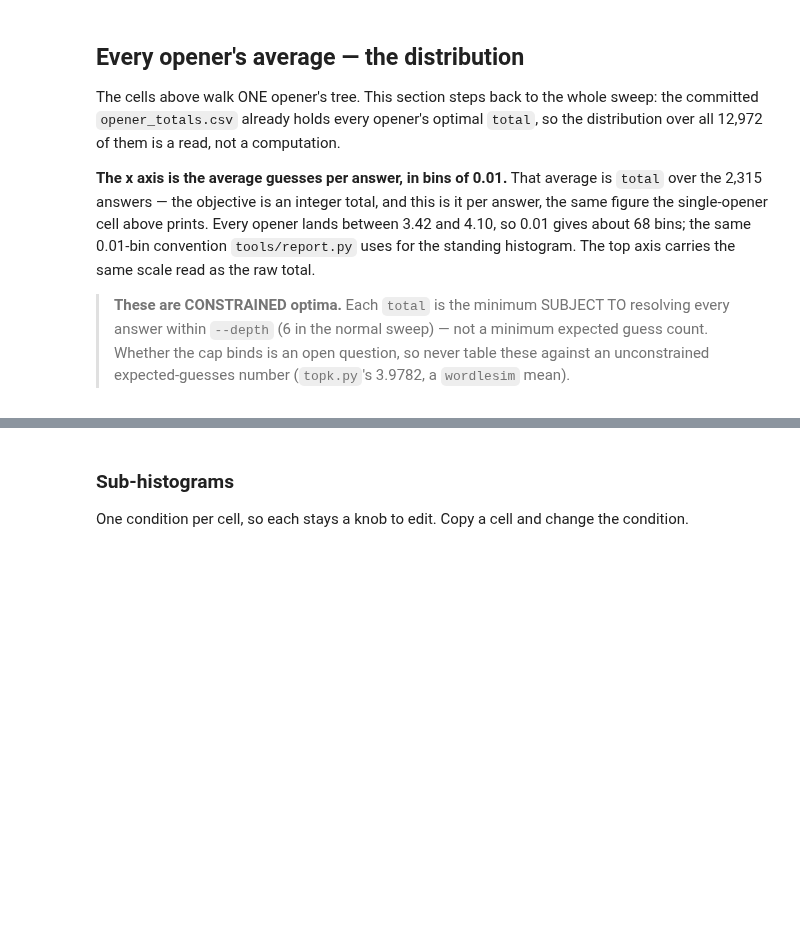
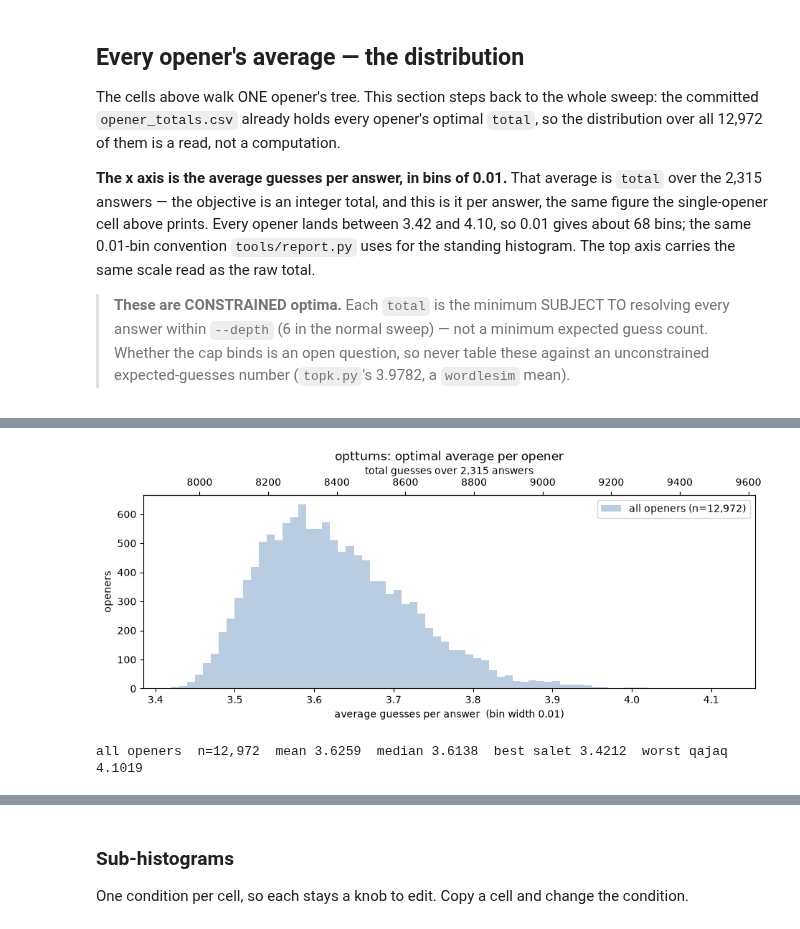
Before and after one commit to Ballpark-Figures/wordle, a Jupyter notebook: math/notebooks/strategy_explorer.ipynb, the cells around one changed output, grey strips where cells are left out. Cells and saved outputs as stored; diff of their text form; code cells hidden in the pictures; blank space fills up the shorter version.

```diff
--- a/math/notebooks/strategy_explorer.ipynb
+++ b/math/notebooks/strategy_explorer.ipynb
@@ -470,7 +471,7 @@ standing histogram. The top axis carries the same scale read as the raw total.
 > unconstrained expected-guesses number (`topk.py`'s 3.9782, a `wordlesim` mean).
 # %%
 _answer_words = set(wordle.load_words('mystery'))
-VOWELS = 'aeiou'
+VOWELS = 'aeiouy'        # <-- Y ALWAYS COUNTS as a vowel here (the user's call)
 
 def opener_frame():
     """One row per SOLVED opener, plus the word features the conditions filter on.
@@ -484,7 +485,8 @@ def opener_frame():
     df['expected']   = df['total'] / paths.N_ANSWERS
     df['letters']    = df['word'].apply(frozenset)      # the SET, so repeats collapse
     df['n_distinct'] = df['letters'].apply(len)
-    df['n_vowels']   = df['word'].apply(lambda w: sum(c in VOWELS for c in w))
+    df['n_dup']      = wordle.WORD_LEN - df['n_distinct']   # duplicate TILES: 'abbey' -> 1
+    df['n_vowels']   = df['letters'].apply(lambda s: len(s & set(VOWELS)))  # DISTINCT
     df['is_answer']  = df['word'].isin(_answer_words)
     return df.sort_values('total').reset_index(drop=True)
 
@@ -517,6 +536,11 @@ Each call also prints the subset's mean, median, best and worst against the same
 for the whole field, since a mean shift is easier to read off a number than off a bar.
 # %%
 BIN = 0.01     # <-- bin width, in AVERAGE guesses per answer
+
+# Layers darken as they narrow; the field underneath them is the same faint blue.
+FIELD_COLOR = '#3b6ea5'
+LAYER_COLORS = ('#e9a05a', '#c1662f', '#8c3b1e', '#5a1f10')
+
 
 def _edges(width, start=None, end=None):
     """Bin edges aligned to multiples of `width`, covering the whole range.
@@ -535,49 +559,80 @@ def _describe(name, d, pad):
         return f'{name:>{pad}}  n=     0  (no openers satisfy it)'
     best, worst = d['total'].idxmin(), d['total'].idxmax()
     return (f'{name:>{pad}}  n={len(d):>6,}  mean {d["expected"].mean():.4f}  '
             f'median {d["expected"].median():.4f}  '
             f'best {d.loc[best, "word"]} {d.loc[best, "expected"]:.4f}  '
             f'worst {d.loc[worst, "word"]} {d.loc[worst, "expected"]:.4f}')
 
 
-def plot_openers(condition=None, label='condition', width=BIN, start=None, end=None,
-                 color='#c1662f', ax=None):
-    """Histogram of every opener's average, with an optional sub-histogram over `condition`.
+def _check_nested(layers):
+    """Each layer must be a subset of the one before it -- raise if it is not.
 
-    Both series are counts of openers over the same bins, so the subset is
-    literally part of the field and sits INSIDE its bars."""
+    The whole point of the picture is that a layer is PART of the layer under it,
+    so a stray opener would draw a bar taller than its parent's and read as a
+    contradiction. Cheap to check, so it is never assumed."""
+    for (outer, outer_label), (inner, inner_label) in zip(layers, layers[1:]):
+        stray = openers[inner & ~outer]
+        if len(stray):
+            raise ValueError(
+                f'{inner_label!r} is not contained in {outer_label!r}: '
+                f'{len(stray)} opener(s) outside it, e.g. '
+                + ', '.join(stray['word'].head(3)))
+
+
+def plot_nested(layers, width=BIN, start=None, end=None, colors=LAYER_COLORS, ax=None):
+    """The field, plus each of `layers` drawn on top of the one before it.
+
+    `layers` is [(condition, label), ...] ordered OUTERMOST FIRST, each strictly
+    contained in the one before -- which is checked, not assumed. Every series is
+    a count of openers over the same bins, so each sits inside its parent."""
+    layers = list(layers)
+    _check_nested(layers)
     edges = _edges(width, start, end)
-    sub = openers if condition is None else openers[condition]
     if ax is None:
         _, ax = plt.subplots(figsize=(11, 3.5))
 
-    ax.hist(openers['expected'], bins=edges, color='#3b6ea5', alpha=0.35,
+    ax.hist(openers['expected'], bins=edges, color=FIELD_COLOR, alpha=0.35,
             label=f'all openers (n={len(openers):,})')
-    if condition is not None and len(sub):
-        ax.hist(sub['expected'], bins=edges, color=color, alpha=0.85,
-                label=f'{label} (n={len(sub):,})')
+    for i, (cond, label) in enumerate(layers):
+        sub = openers[cond]
+        if len(sub):
+            ax.hist(sub['expected'], bins=edges, color=colors[i % len(colors)],
+                    alpha=0.85, label=f'{label} (n={len(sub):,})')
 
     n = paths.N_ANSWERS
     top = ax.secondary_xaxis('top', functions=(lambda e: e * n, lambda t: t / n))
     top.set_xlabel(f'total guesses over {n:,} answers')
     ax.set_xlabel(f'average guesses per answer  (bin width {width:g})')
     ax.set_ylabel('openers')
     ax.set_title(f'{paths.SOLVER}: optimal average per opener'
-                 + ('' if condition is None else f' — {label}'))
+                 + (f' — {layers[0][1]}' if layers else ''))
     ax.legend()
     plt.show()
 
-    pad = max(len(label), len('all openers'))
+    pad = max([len('all openers')] + [len(l) for _, l in layers])
     print(_describe('all openers', openers, pad))
-    if condition is not None:
+    prev = None
+    for cond, label in layers:
+        sub = openers[cond]
         print(_describe(label, sub, pad))
         if len(sub):
-            print(f'{"":>{pad}}  {100 * len(sub) / len(openers):.2f}% of the field, '
-                  f'mean {sub["expected"].mean() - openers["expected"].mean():+.4f} '
-                  f'guesses against it')
+            of_parent = ('' if prev is None else
+                         f', {100 * len(sub) / len(prev):.1f}% of the layer above')
+            print(f'{"":>{pad}}  {100 * len(sub) / len(openers):.2f}% of the field'
+                  f'{of_parent}, mean '
+                  f'{sub["expected"].mean() - openers["expected"].mean():+.4f} against it')
+        prev = sub
+
+
+def plot_openers(condition=None, label='condition', **kw):
+    """One condition against the field -- `plot_nested` with a single layer."""
+    return plot_nested([] if condition is None else [(condition, label)], **kw)
 
 
 plot_openers()
+# %% [output]
+[figure, added]
+all openers  n=12,972  mean 3.6259  median 3.6138  best salet 3.4212  worst qajaq 4.1019
 # %% [markdown]
 ### Building a condition
 
```
Also changed, not shown: parts of 17 cells of this notebook, 1 other file.
